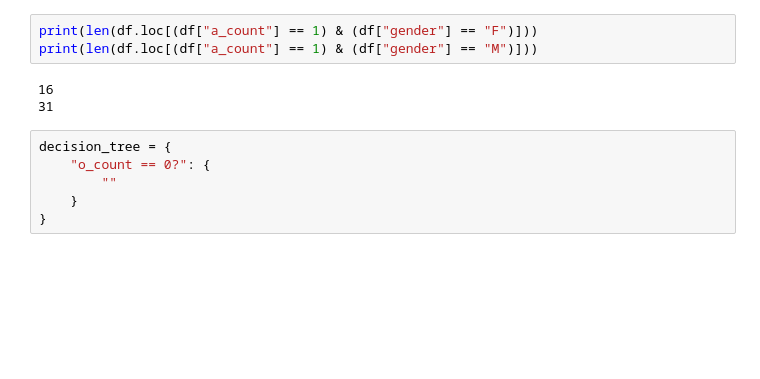
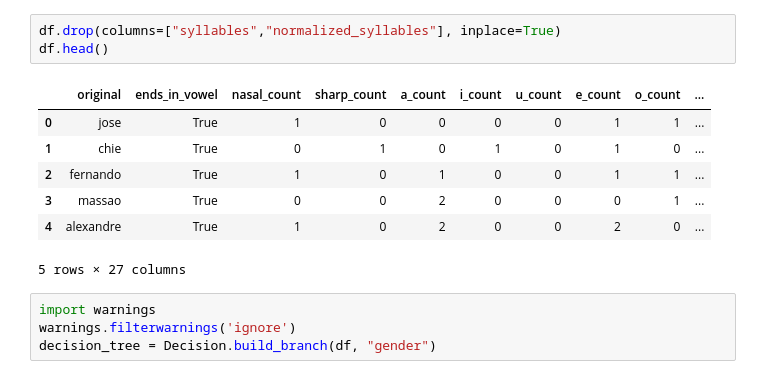
Before and after one commit to JorgeTerence/decision-tree-names-br, a Jupyter notebook: src/build_tree.ipynb, the cells around one changed output. Cells and saved outputs as stored; diff of their text form; blank space fills up the shorter version.

```diff
--- a/src/build_tree.ipynb
+++ b/src/build_tree.ipynb
@@ -213,12 +115,15 @@ df.loc[(df["o_count"] > 1) & (df["gender"] == "F")]
-# %%
-print(len(df.loc[(df["a_count"] == 1) & (df["gender"] == "F")]))
-print(len(df.loc[(df["a_count"] == 1) & (df["gender"] == "M")]))
-# %% [output]
-16
-31
-# %%
-decision_tree = {
-    "o_count == 0?": {
-        ""
-    }
-}
+# %%
+df.drop(columns=["syllables","normalized_syllables"], inplace=True)
+df.head()
+# %% [output]
+|  | original | ends_in_vowel | nasal_count | sharp_count | a_count | i_count | u_count | e_count | o_count | ... |
+| 0 | jose | True | 1 | 0 | 0 | 0 | 0 | 1 | 1 | ... |
+| 1 | chie | True | 0 | 1 | 0 | 1 | 0 | 1 | 0 | ... |
+| 2 | fernando | True | 1 | 0 | 1 | 0 | 0 | 1 | 1 | ... |
+| 3 | massao | True | 0 | 0 | 2 | 0 | 0 | 0 | 1 | ... |
+| 4 | alexandre | True | 1 | 0 | 2 | 0 | 0 | 2 | 0 | ... |
+5 rows × 27 columns
+# %%
+import warnings
+warnings.filterwarnings('ignore')
+decision_tree = Decision.build_branch(df, "gender")
```
Also changed, not shown: parts of 15 cells of this notebook, 5 other files.
